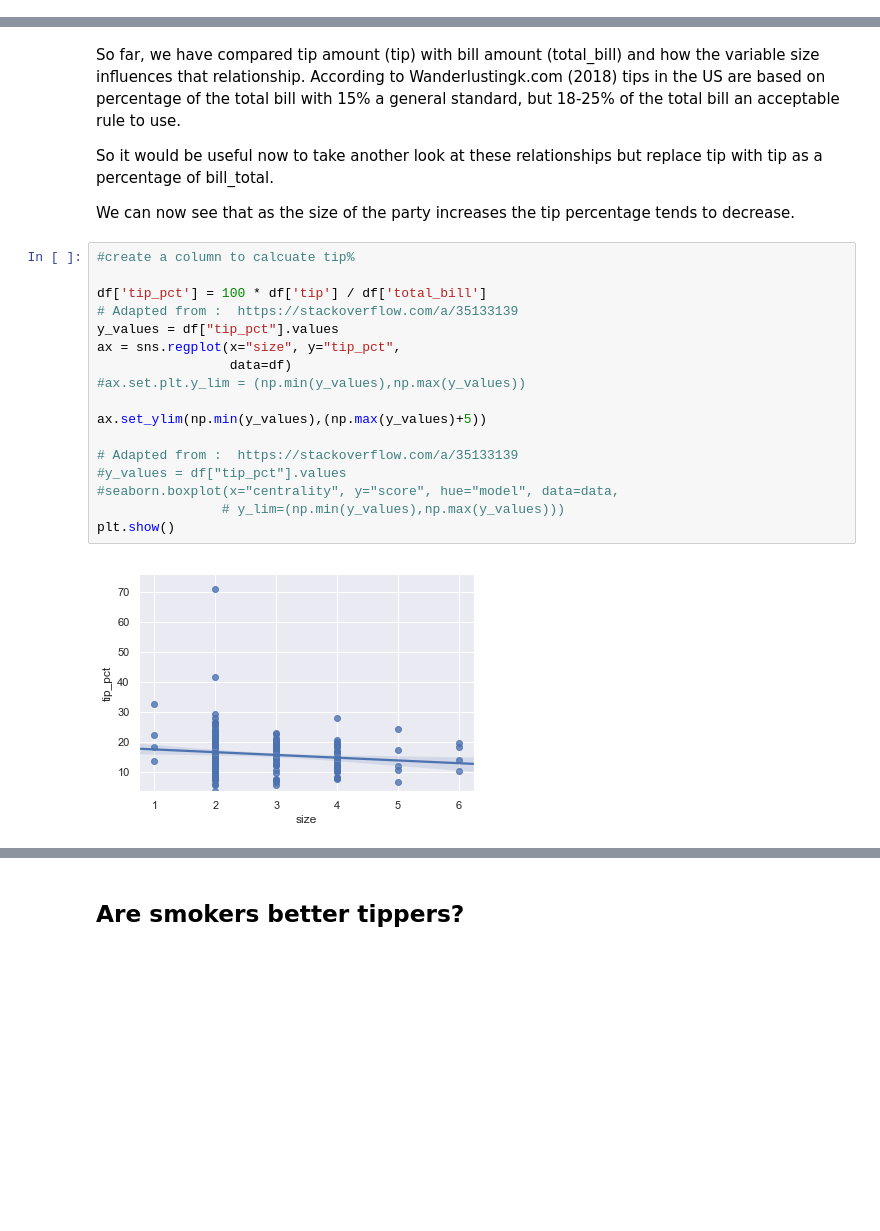
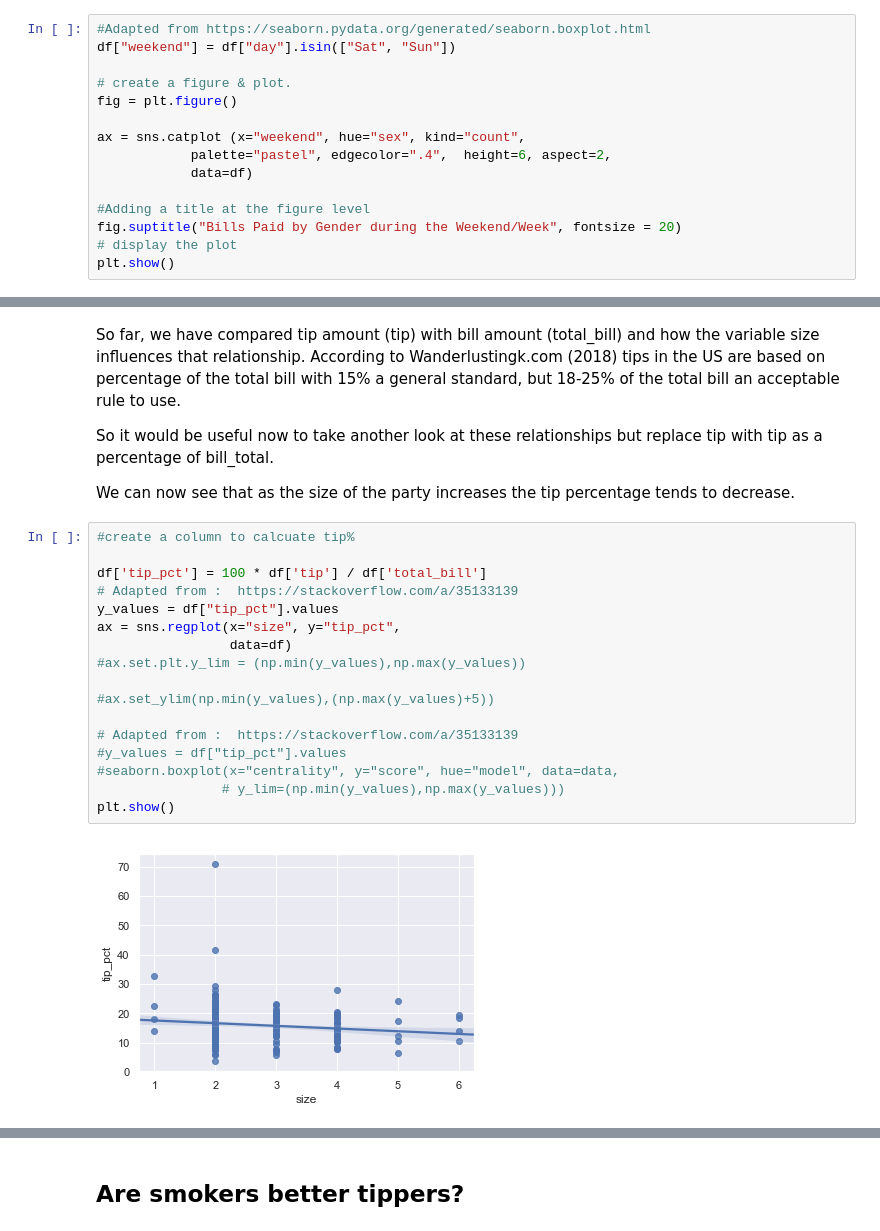
Before and after one commit to fionaoriordan/52446_19_tips, a Jupyter notebook: tips_notebook.ipynb, the cells around one changed output, grey strips where cells are left out. Cells and saved outputs as stored; diff of their text form; blank space fills up the shorter version.

Commit message:
Updating gender analysis

```diff
--- a/tips_notebook.ipynb
+++ b/tips_notebook.ipynb
@@ -129,0 +152,15 @@ We can see from the above tables that total number that more males (157) paid th
+# %%
+#Adapted from https://seaborn.pydata.org/generated/seaborn.boxplot.html
+df["weekend"] = df["day"].isin(["Sat", "Sun"])
+
+# create a figure & plot.
+fig = plt.figure()
+
+ax = sns.catplot (x="weekend", hue="sex", kind="count",
+            palette="pastel", edgecolor=".4",  height=6, aspect=2,
+            data=df)
+
+#Adding a title at the figure level
+fig.suptitle("Bills Paid by Gender during the Weekend/Week", fontsize = 20)
+# display the plot
+plt.show()
@@ -376,19 +435,19 @@ We can now see that as the size of the party increases the tip percentage tends
 # %%
 #create a column to calcuate tip%
 
 df['tip_pct'] = 100 * df['tip'] / df['total_bill']
 # Adapted from :  https://stackoverflow.com/a/35133139
 y_values = df["tip_pct"].values
 ax = sns.regplot(x="size", y="tip_pct",
                  data=df)
 #ax.set.plt.y_lim = (np.min(y_values),np.max(y_values))
 
-ax.set_ylim(np.min(y_values),(np.max(y_values)+5))
+#ax.set_ylim(np.min(y_values),(np.max(y_values)+5))
 
 # Adapted from :  https://stackoverflow.com/a/35133139
 #y_values = df["tip_pct"].values
 #seaborn.boxplot(x="centrality", y="score", hue="model", data=data,
                 # y_lim=(np.min(y_values),np.max(y_values)))
 plt.show()
 # %% [output]
-[figure, old version]
+[figure, new version]
```
Also changed, not shown: parts of 39 cells of this notebook.
